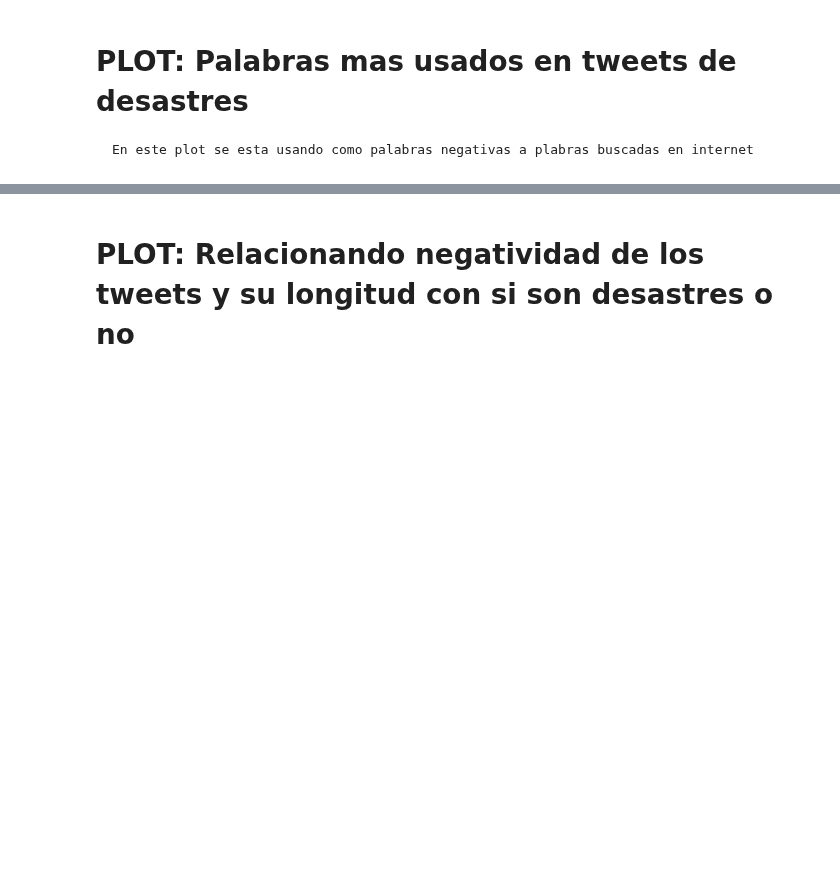
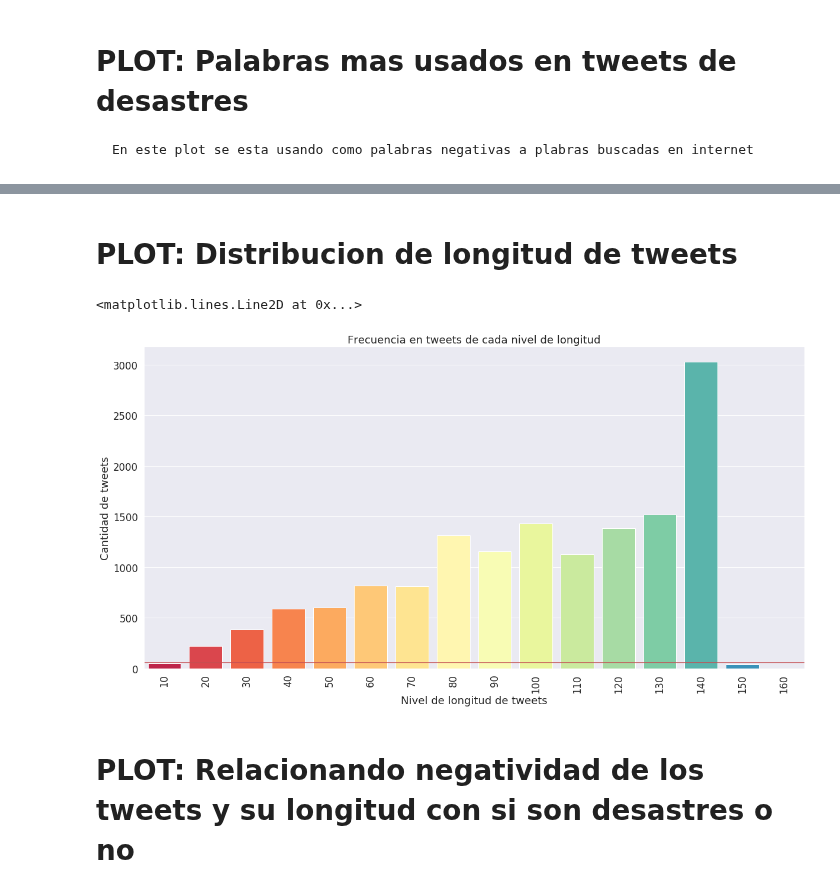
Before and after one commit to axelmpm/TP1_DATOS_1C_2020, a Jupyter notebook: Axel/A_Negatividad.ipynb, the cells around one changed output, grey strips where cells are left out. Drawn from its saved outputs; the diff is of its cells as text; code cells hidden in the pictures; blank space fills up the shorter version.

```diff
--- a/Axel/A_Negatividad.ipynb
+++ b/Axel/A_Negatividad.ipynb
@@ -219,0 +230,18 @@ ValueError: Could not interpret input 'Keys'
+# %%
+#SE CALCULA LA FRECUENCIA DE CADA CLASE DE LONGITUD
+
+A_lengthFrec = A_tweets.copy()
+A_lengthFrec['frecuency'] = 2
+A_lengthFrec = A_lengthFrec.groupby('coarse-grained length').sum().reset_index()[['coarse-grained length','frecuency']]
+# %% [markdown]
+# PLOT: Distribucion de longitud de tweets
+# %%
+v = barplot(y = 'frecuency', x = 'coarse-grained length', data = A_lengthFrec,
+        xLabel = 'Nivel de longitud de tweets', yLabel = 'Cantidad de tweets',
+        title = 'Frecuencia en tweets de cada nivel de longitud', figY = 10, figX = 20,
+        fontSize = 1.5, xrotate = 90)
+
+v.axhline(truncatingValue, ls = '-', color = 'r')
+# %% [output]
+<matplotlib.lines.Line2D at 0x...>
+[figure, added]
```
Also changed, not shown: parts of 38 cells of this notebook, 2 other files.
